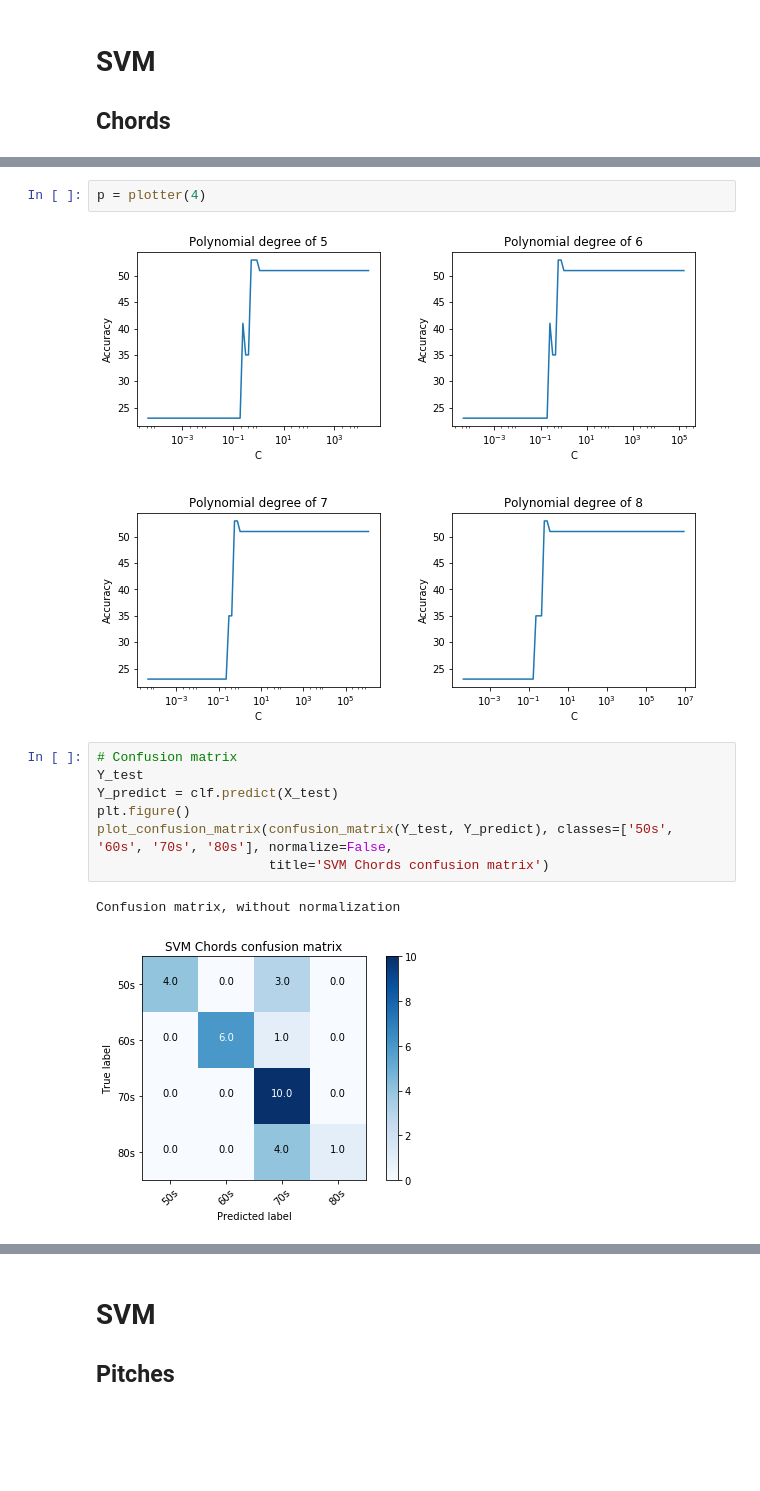
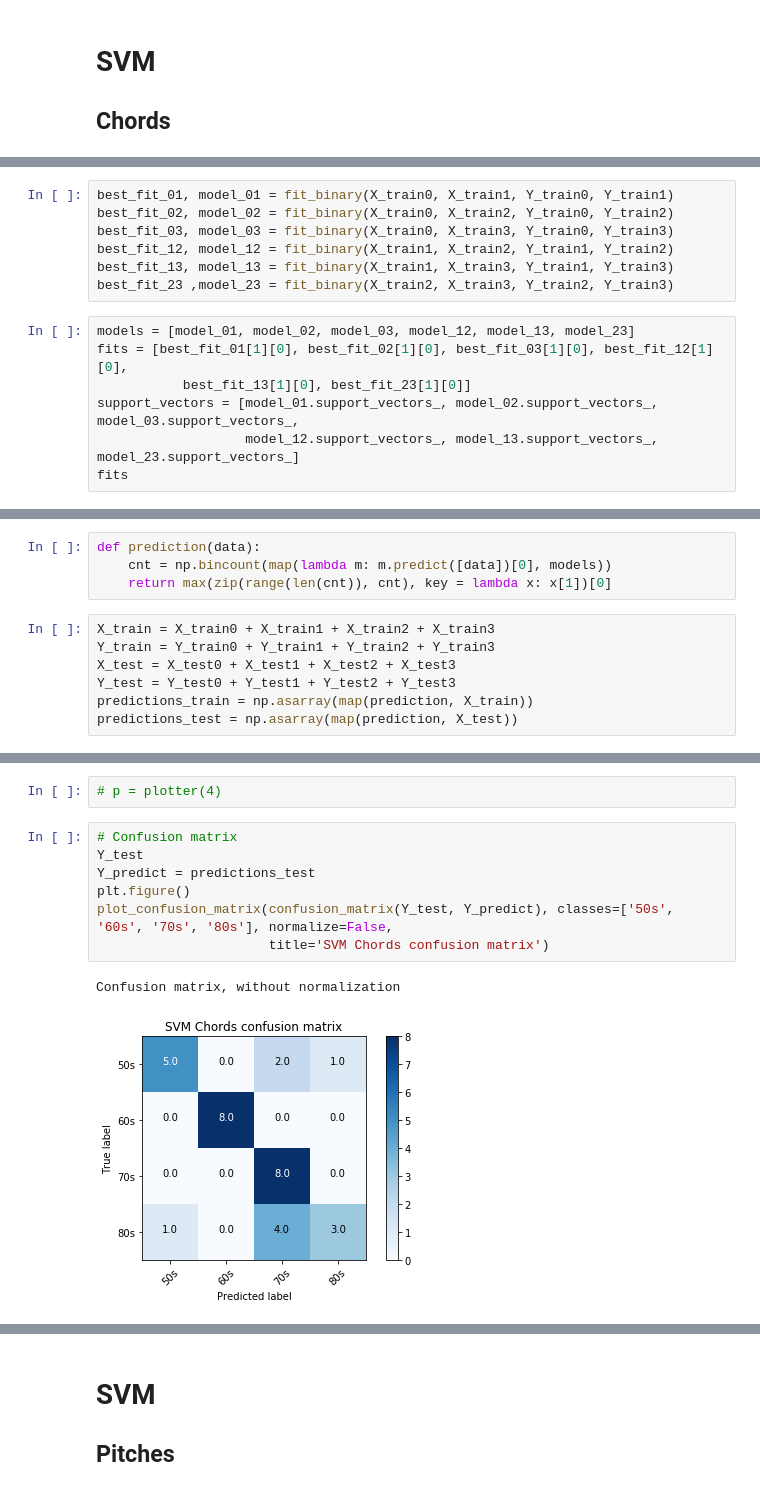
Before and after one commit to Cuspian/MachineLearning, a Jupyter notebook: MIDI_multiclassClassifier.ipynb, the cells around one changed output, grey strips where cells are left out. Cells and saved outputs as stored; diff of their text form; blank space fills up the shorter version.

```diff
--- a/MIDI_multiclassClassifier.ipynb
+++ b/MIDI_multiclassClassifier.ipynb
@@ -245,0 +222,14 @@ best_fit
+# %%
+best_fit_01, model_01 = fit_binary(X_train0, X_train1, Y_train0, Y_train1)
+best_fit_02, model_02 = fit_binary(X_train0, X_train2, Y_train0, Y_train2)
+best_fit_03, model_03 = fit_binary(X_train0, X_train3, Y_train0, Y_train3)
+best_fit_12, model_12 = fit_binary(X_train1, X_train2, Y_train1, Y_train2)
+best_fit_13, model_13 = fit_binary(X_train1, X_train3, Y_train1, Y_train3)
+best_fit_23 ,model_23 = fit_binary(X_train2, X_train3, Y_train2, Y_train3)
+# %%
+models = [model_01, model_02, model_03, model_12, model_13, model_23]
+fits = [best_fit_01[1][0], best_fit_02[1][0], best_fit_03[1][0], best_fit_12[1][0],
+           best_fit_13[1][0], best_fit_23[1][0]]
+support_vectors = [model_01.support_vectors_, model_02.support_vectors_, model_03.support_vectors_,
+                   model_12.support_vectors_, model_13.support_vectors_, model_23.support_vectors_]
+fits
@@ -246 +262,12 @@ best_fit
+# %%
+def prediction(data):
+    cnt = np.bincount(map(lambda m: m.predict([data])[0], models))
+    return max(zip(range(len(cnt)), cnt), key = lambda x: x[1])[0]
+# %%
+X_train = X_train0 + X_train1 + X_train2 + X_train3
+Y_train = Y_train0 + Y_train1 + Y_train2 + Y_train3
+X_test = X_test0 + X_test1 + X_test2 + X_test3
+Y_test = Y_test0 + Y_test1 + Y_test2 + Y_test3
+predictions_train = np.asarray(map(prediction, X_train))
+predictions_test = np.asarray(map(prediction, X_test))
 # %%
@@ -271,17 +293,15 @@ p = plotter(0)
 # %%
-p = plotter(4)
+# p = plotter(4)
-# %% [output]
-[figure, removed]
 # %%
 # Confusion matrix
 Y_test
-Y_predict = clf.predict(X_test)
+Y_predict = predictions_test
 plt.figure()
 plot_confusion_matrix(confusion_matrix(Y_test, Y_predict), classes=['50s', '60s', '70s', '80s'], normalize=False,
                       title='SVM Chords confusion matrix')
 # %% [output]
 Confusion matrix, without normalization
-[figure, old version]
+[figure, new version]
 # %%
 plot_confusion_matrix(confusion_matrix(Y_test, Y_predict), classes=['50s', '60s', '70s', '80s'], normalize=True,
                       title='SVM Chords normalized confusion matrix')
```
Also changed, not shown: parts of 39 cells of this notebook.
